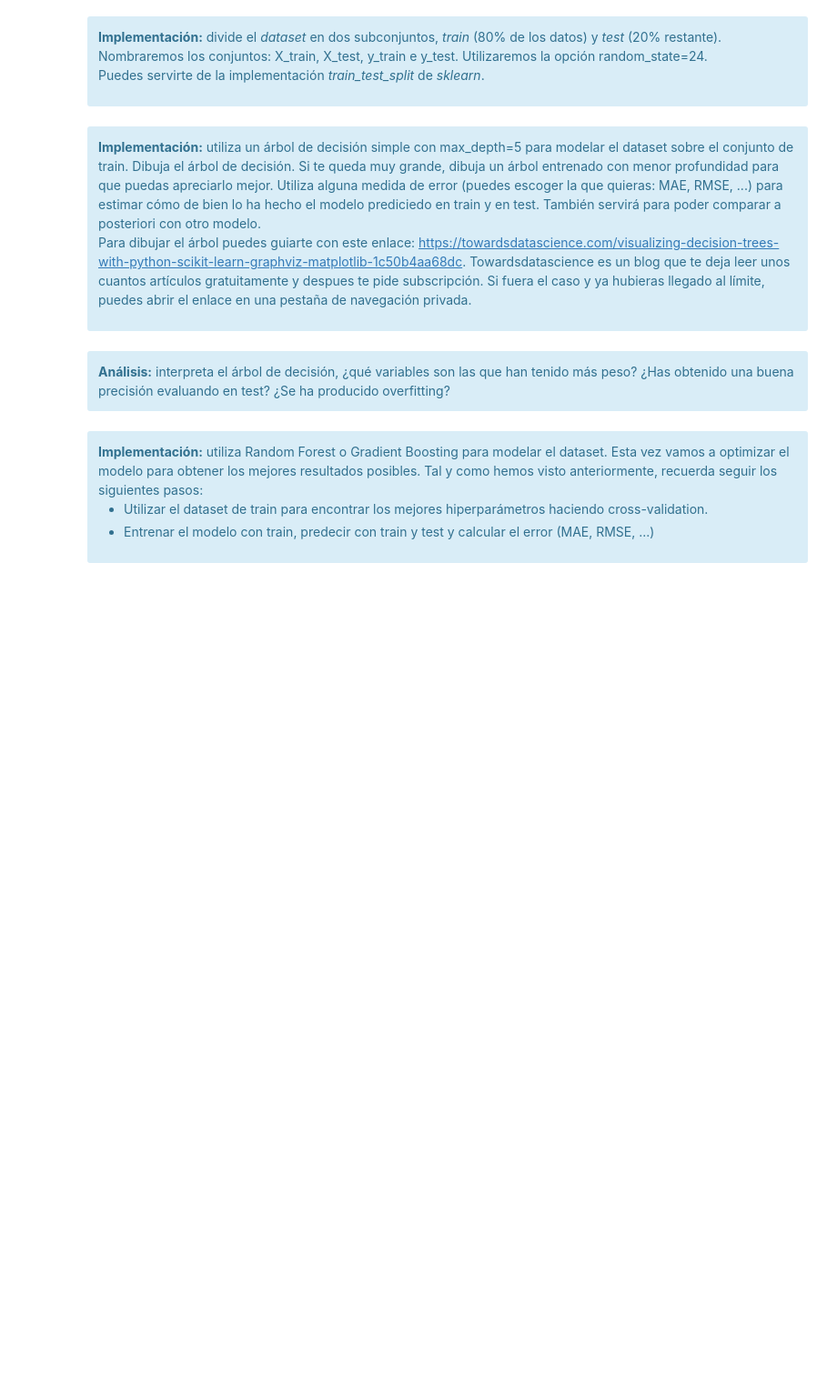
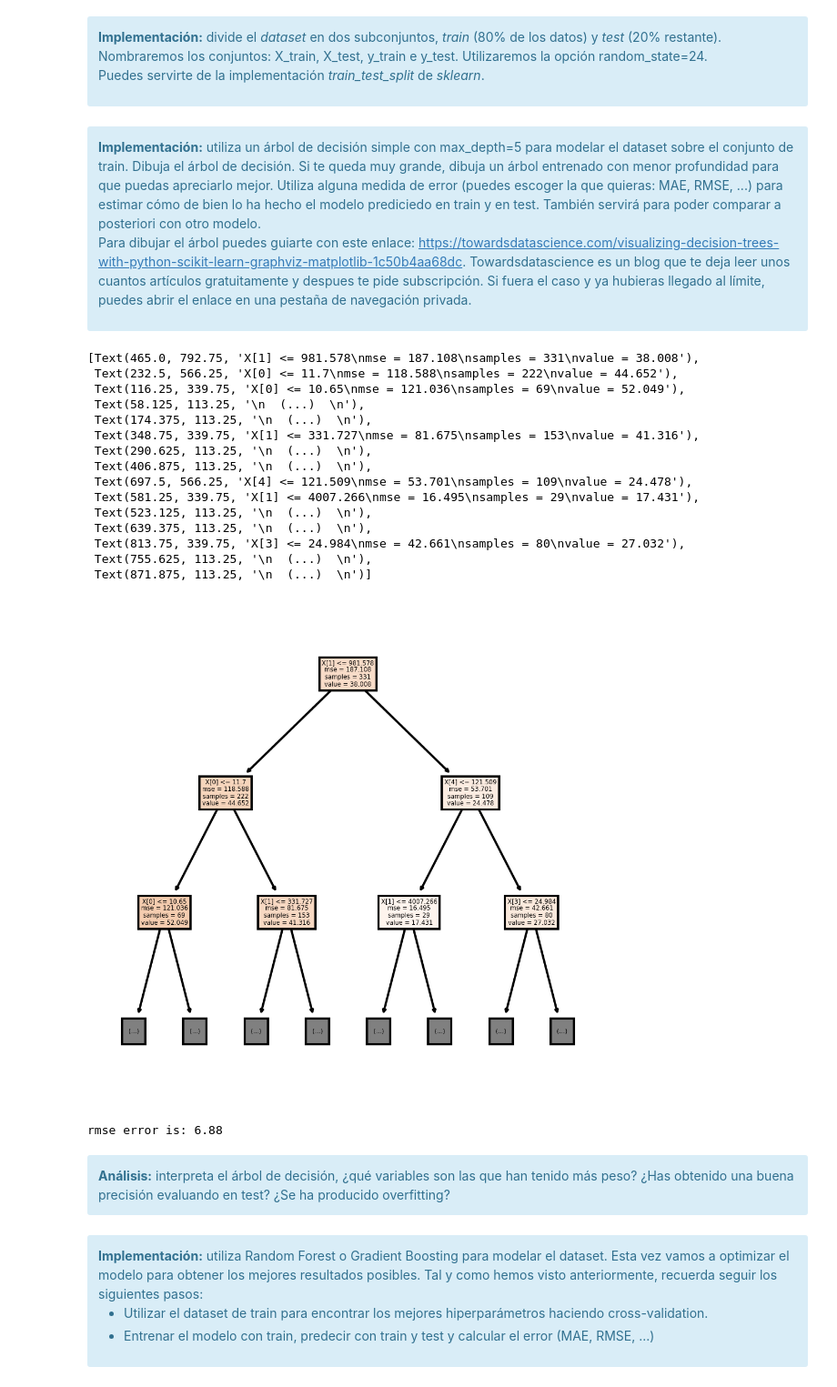
Before and after one commit to fmorales93/PEC3, a Jupyter notebook: 20211_M2.855_PEC3_Enunciado.ipynb, the cells around one changed output. Shown at 91% size. Cells and saved outputs as stored; diff of their text form; code cells hidden in the pictures; blank space fills up the shorter version.

```diff
--- a/20211_M2.855_PEC3_Enunciado.ipynb
+++ b/20211_M2.855_PEC3_Enunciado.ipynb
@@ -603,12 +603,51 @@ Ahora que ya tenemos el dataset limpio y hemos hecho un análisis de las diferen
 
 Puedes servirte de la implementación <i>train_test_split</i> de <i>sklearn</i>.
 </div>
+# %%
+X_train, X_test, y_train, y_test = train_test_split(X, y, train_size=0.8, random_state=24)
 # %% [markdown]
 <div class="alert alert-block alert-info">
 <strong>Implementación:</strong> utiliza un árbol de decisión simple con max_depth=5 para modelar el dataset sobre el conjunto de train. Dibuja el árbol de decisión. Si te queda muy grande, dibuja un árbol entrenado con menor profundidad para que puedas apreciarlo mejor. Utiliza alguna medida de error (puedes escoger la que quieras: MAE, RMSE, ...) para estimar cómo de bien lo ha hecho el modelo prediciedo en train y en test. También servirá para poder comparar a posteriori con otro modelo.
 
 Para dibujar el árbol puedes guiarte con este enlace: https://towardsdatascience.com/visualizing-decision-trees-with-python-scikit-learn-graphviz-matplotlib-1c50b4aa68dc. Towardsdatascience es un blog que te deja leer unos cuantos artículos gratuitamente y despues te pide subscripción. Si fuera el caso y ya hubieras llegado al límite, puedes abrir el enlace en una pestaña de navegación privada.
 </div>
+# %%
+dtr_model = DecisionTreeRegressor(max_depth = 5,
+                             random_state = 24)
+# %%
+dtr_model.fit(X_train, y_train)
+
+y_pred = dtr_model.predict(X_test)
+# %%
+from sklearn import tree
+
+fig, axes = plt.subplots(nrows = 1,ncols = 1,figsize = (4,4), dpi=300)
+
+
+tree.plot_tree(dtr_model, filled = True, max_depth=2)
+# %% [output]
+[Text(465.0, 792.75, 'X[1] <= 981.578\nmse = 187.108\nsamples = 331\nvalue = 38.008'),
+ Text(232.5, 566.25, 'X[0] <= 11.7\nmse = 118.588\nsamples = 222\nvalue = 44.652'),
+ Text(116.25, 339.75, 'X[0] <= 10.65\nmse = 121.036\nsamples = 69\nvalue = 52.049'),
+ Text(58.125, 113.25, '\n  (...)  \n'),
+ Text(174.375, 113.25, '\n  (...)  \n'),
+ Text(348.75, 339.75, 'X[1] <= 331.727\nmse = 81.675\nsamples = 153\nvalue = 41.316'),
+ Text(290.625, 113.25, '\n  (...)  \n'),
+ Text(406.875, 113.25, '\n  (...)  \n'),
+ Text(697.5, 566.25, 'X[4] <= 121.509\nmse = 53.701\nsamples = 109\nvalue = 24.478'),
+ Text(581.25, 339.75, 'X[1] <= 4007.266\nmse = 16.495\nsamples = 29\nvalue = 17.431'),
+ Text(523.125, 113.25, '\n  (...)  \n'),
+ Text(639.375, 113.25, '\n  (...)  \n'),
+ Text(813.75, 339.75, 'X[3] <= 24.984\nmse = 42.661\nsamples = 80\nvalue = 27.032'),
+ Text(755.625, 113.25, '\n  (...)  \n'),
+ Text(871.875, 113.25, '\n  (...)  \n')]
+[figure, added]
+# %%
+rmse = np.sqrt(((y_pred - y_test) ** 2).mean())
+
+print("rmse error is: {:.2f}".format(rmse))
+# %% [output]
+rmse error is: 6.88
 # %% [markdown]
 <div class="alert alert-block alert-info">
 <strong>Análisis:</strong> interpreta el árbol de decisión, ¿qué variables son las que han tenido más peso? ¿Has obtenido una buena precisión evaluando en test? ¿Se ha producido overfitting?
```
Also changed, not shown: parts of 14 cells of this notebook.
